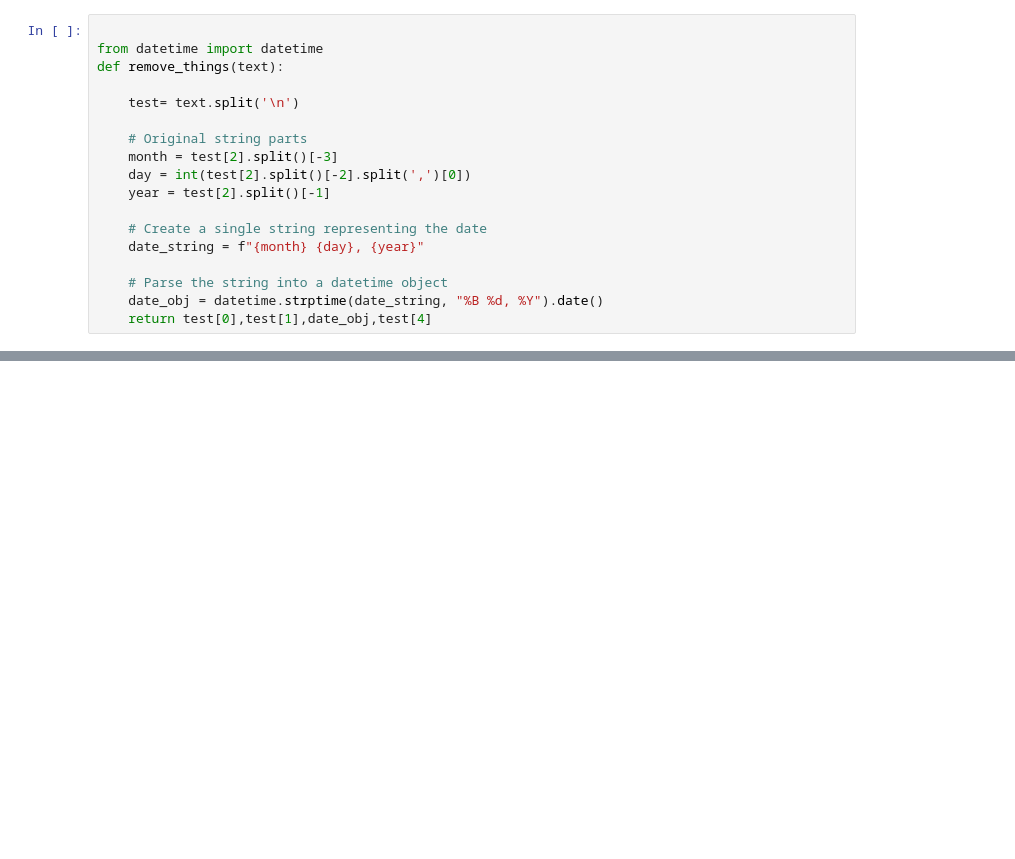
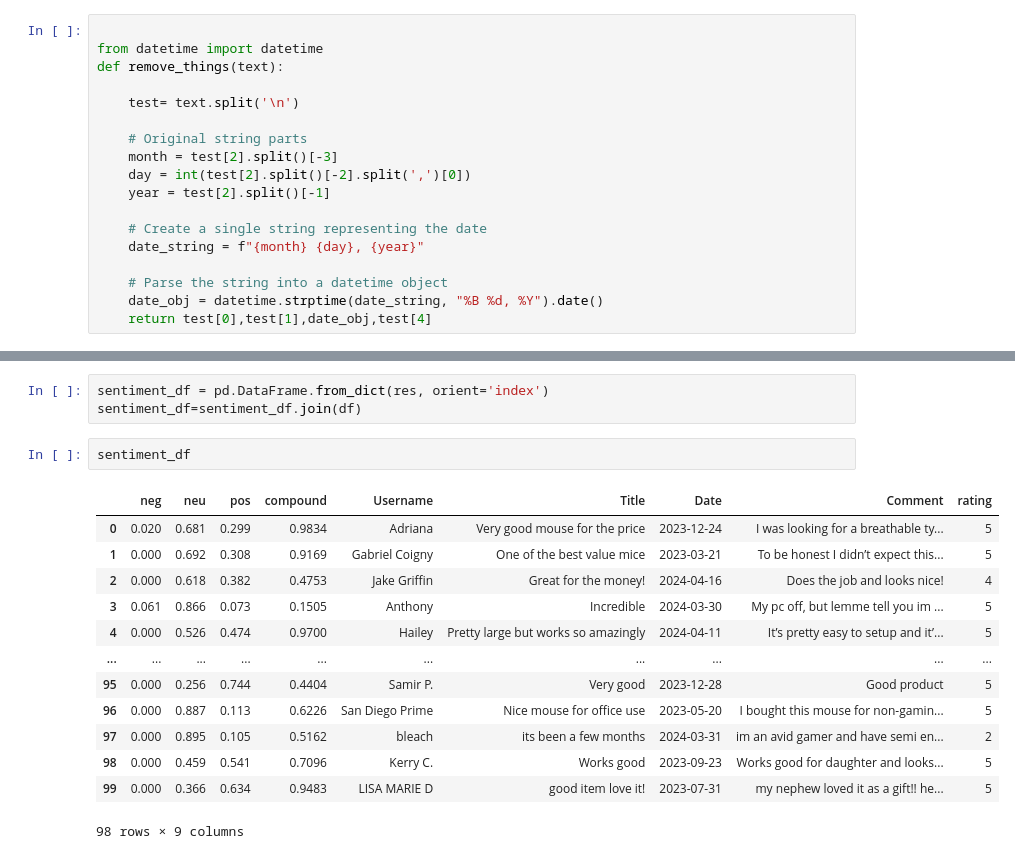
Before and after one commit to Jadir99/Sentiment-analysis-from-product-reviews, a Jupyter notebook: test.ipynb, the cells around one changed output, grey strips where cells are left out. Drawn from its saved outputs; the diff is of its cells as text; blank space fills up the shorter version.

```diff
--- a/test.ipynb
+++ b/test.ipynb
@@ -213,0 +153,19 @@ NameError: name 'test' is not defined
+# %%
+sentiment_df = pd.DataFrame.from_dict(res, orient='index')
+sentiment_df=sentiment_df.join(df)
+# %%
+sentiment_df
+# %% [output]
+|  | neg | neu | pos | compound | Username | Title | Date | Comment | rating |
+| 0 | 0.020 | 0.681 | 0.299 | 0.9834 | Adriana | Very good mouse for the price | 2023-12-24 | I was looking for a breathable ty... | 5 |
+| 1 | 0.000 | 0.692 | 0.308 | 0.9169 | Gabriel Coigny | One of the best value mice | 2023-03-21 | To be honest I didn’t expect this... | 5 |
+| 2 | 0.000 | 0.618 | 0.382 | 0.4753 | Jake Griffin | Great for the money! | 2024-04-16 | Does the job and looks nice! | 4 |
+| 3 | 0.061 | 0.866 | 0.073 | 0.1505 | Anthony | Incredible | 2024-03-30 | My pc off, but lemme tell you im ... | 5 |
+| 4 | 0.000 | 0.526 | 0.474 | 0.9700 | Hailey | Pretty large but works so amazingly | 2024-04-11 | It’s pretty easy to setup and it’... | 5 |
+| ... | ... | ... | ... | ... | ... | ... | ... | ... | ... |
+| 95 | 0.000 | 0.256 | 0.744 | 0.4404 | Samir P. | Very good | 2023-12-28 | Good product | 5 |
+| 96 | 0.000 | 0.887 | 0.113 | 0.6226 | San Diego Prime | Nice mouse for office use | 2023-05-20 | I bought this mouse for non-gamin... | 5 |
+| 97 | 0.000 | 0.895 | 0.105 | 0.5162 | bleach | its been a few months | 2024-03-31 | im an avid gamer and have semi en... | 2 |
+| 98 | 0.000 | 0.459 | 0.541 | 0.7096 | Kerry C. | Works good | 2023-09-23 | Works good for daughter and looks... | 5 |
+| 99 | 0.000 | 0.366 | 0.634 | 0.9483 | LISA MARIE D | good item love it! | 2023-07-31 | my nephew loved it as a gift!! he... | 5 |
+98 rows × 9 columns
```
Also changed, not shown: parts of 24 cells of this notebook, 2 other files.
